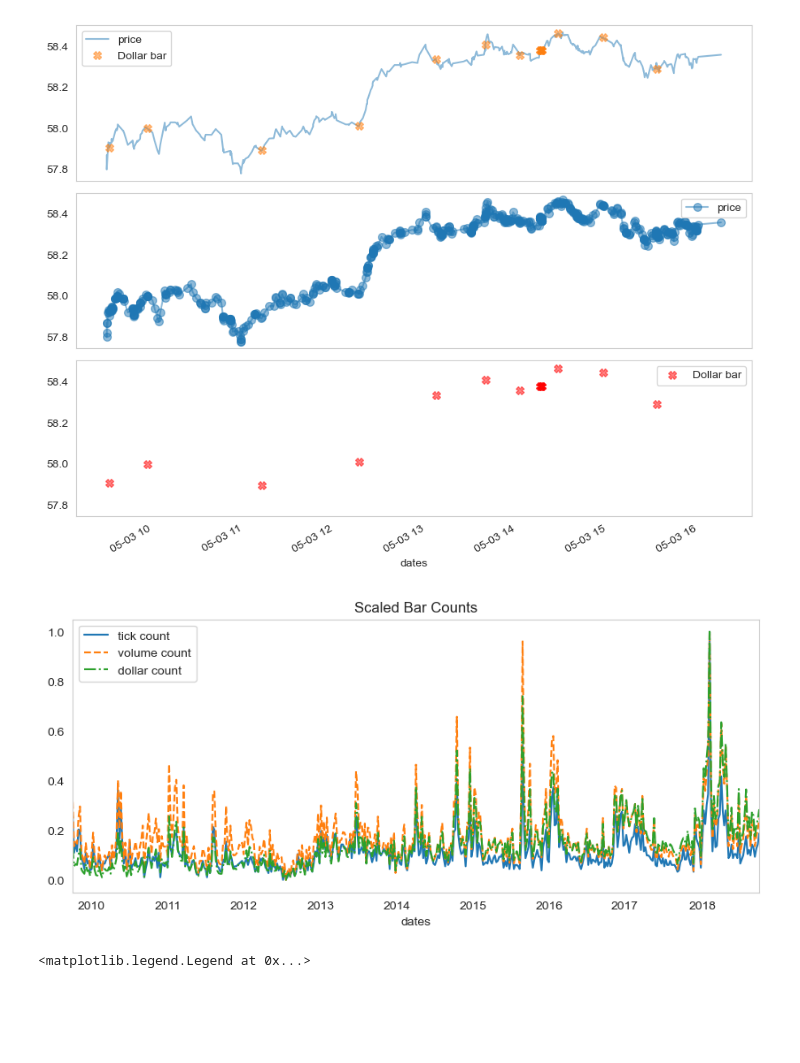
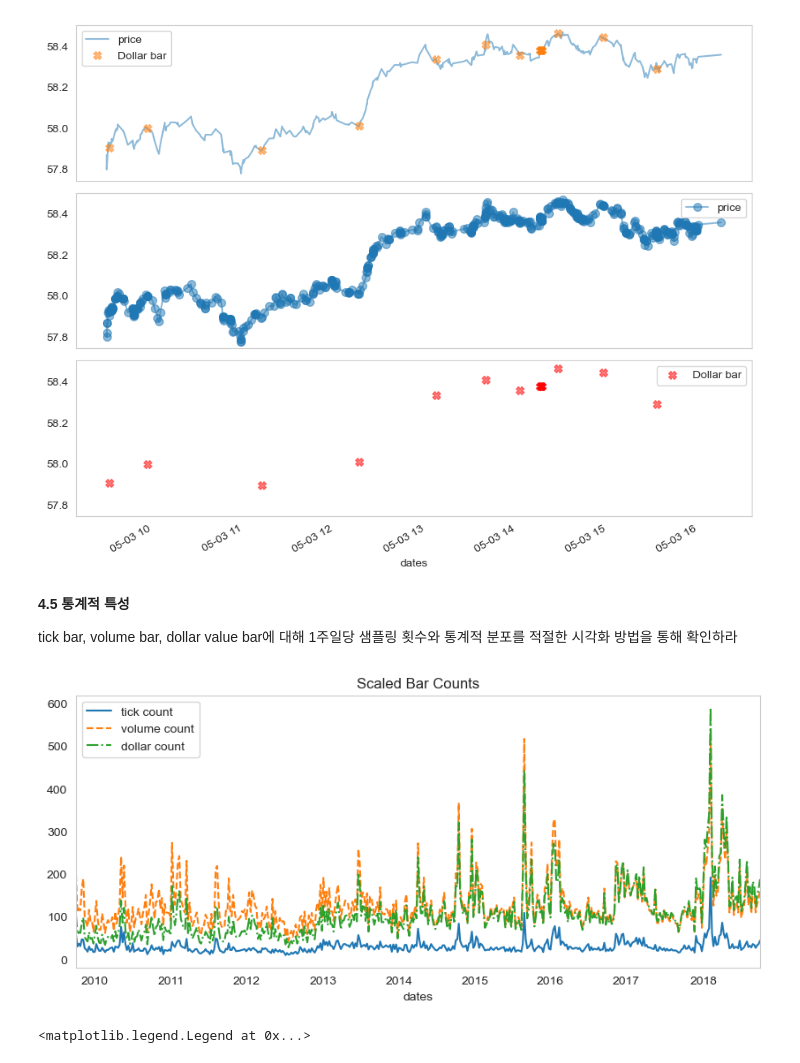
Before and after one commit to Tommylee1013/QUANTIFI, a Jupyter notebook: Week 10/Advanced Time Series.ipynb, the cells around one changed output. Drawn from its saved outputs; the diff is of its cells as text; code cells hidden in the pictures; blank space fills up the shorter version.

```diff
--- a/Week 10/Advanced Time Series.ipynb
+++ b/Week 10/Advanced Time Series.ipynb
@@ -448,6 +548,10 @@ xdf, xtdf = ats.select_sample_data(futures, dollar_df, 'price', xDate)
 ats.plotSampleData(xdf, xtdf, 'Dollar bar', alpha = 0.5, markersize = 7)
 # %% [output]
 [figure]
+# %% [markdown]
+**4.5 통계적 특성**
+
+tick bar, volume bar, dollar value bar에 대해 1주일당 샘플링 횟수와 통계적 분포를 적절한 시각화 방법을 통해 확인하라
 # %%
 def count_bars(df, price_col = 'price'):
     return df.groupby(pd.Grouper(freq = '1W'))[price_col].count()
@@ -457,9 +558,9 @@ def scale(s):
 # %%
-tc = scale(count_bars(tick_df))
-vc = scale(count_bars(volume_df))
-dc = scale(count_bars(dollar_df))
-dfc = scale(count_bars(futures))
+tc = count_bars(tick_df)
+vc = count_bars(volume_df)
+dc = count_bars(dollar_df)
+dfc = count_bars(futures)
 ats.plot_bar_counts(tc, vc, dc)
 # %% [output]
-[figure, old version]
+[figure, new version]
 # %%
```
Also changed, not shown: parts of 24 cells of this notebook, 1 other file.
